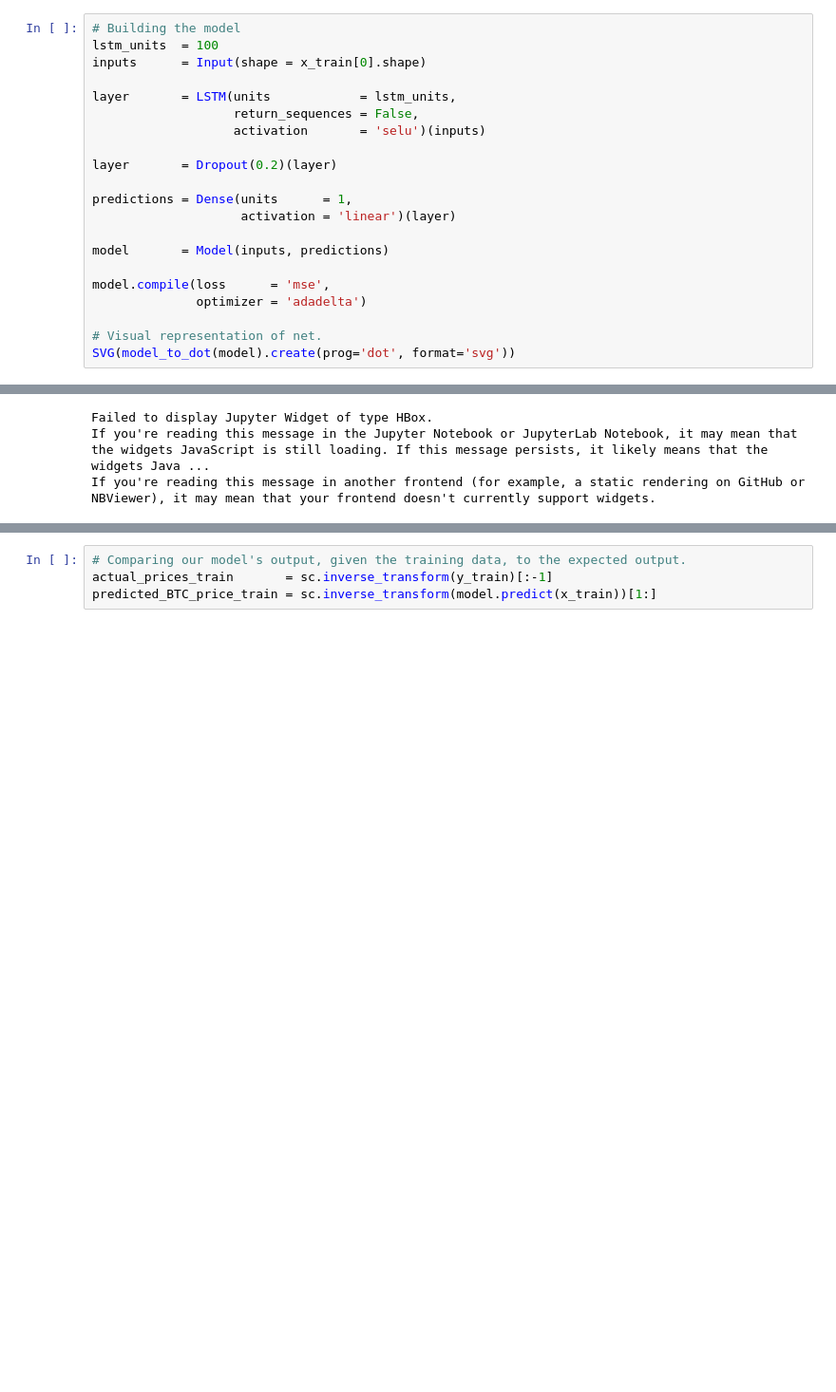
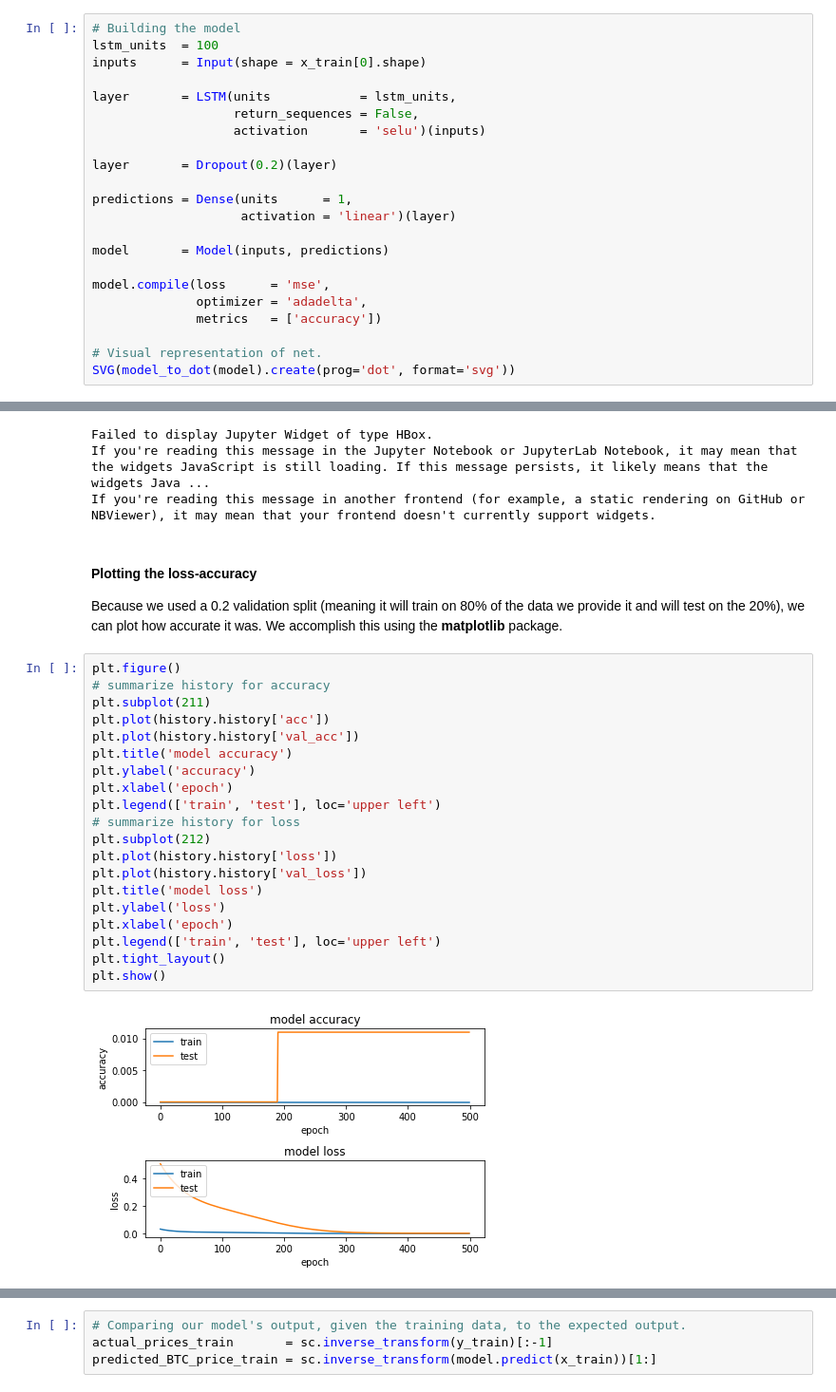
Before and after one commit to CSCI4850/S18-team2-project, a Jupyter notebook: demo/demo.ipynb, the cells around one changed output, grey strips where cells are left out. Shown at 95% size. Saved outputs shown, nothing was run; the diff lists cells and outputs as text; blank space fills up the shorter version.

Commit message:
Added the accuracy-loss graph

```diff
--- a/demo/demo.ipynb
+++ b/demo/demo.ipynb
@@ -160,7 +158,8 @@ predictions = Dense(units      = 1,
 model       = Model(inputs, predictions)
 
 model.compile(loss      = 'mse',
-              optimizer = 'adadelta')
+              optimizer = 'adadelta',
+              metrics   = ['accuracy'])
 
 # Visual representation of net.
 SVG(model_to_dot(model).create(prog='dot', format='svg'))
@@ -188,4 +187,29 @@ If you're reading this message in another frontend (for example, a static render
 Failed to display Jupyter Widget of type HBox.
 If you're reading this message in the Jupyter Notebook or JupyterLab Notebook, it may mean that the widgets JavaScript is still loading. If this message persists, it likely means that the widgets Java ...
 If you're reading this message in another frontend (for example, a static rendering on GitHub or NBViewer), it may mean that your frontend doesn't currently support widgets.
+# %% [markdown]
+#### Plotting the loss-accuracy
+Because we used a 0.2 validation split (meaning it will train on 80% of the data we provide it and will test on the 20%), we can plot how accurate it was. We accomplish this using the **matplotlib** package.
+# %%
+plt.figure()
+# summarize history for accuracy
+plt.subplot(211)
+plt.plot(history.history['acc'])
+plt.plot(history.history['val_acc'])
+plt.title('model accuracy')
+plt.ylabel('accuracy')
+plt.xlabel('epoch')
+plt.legend(['train', 'test'], loc='upper left')
+# summarize history for loss
+plt.subplot(212)
+plt.plot(history.history['loss'])
+plt.plot(history.history['val_loss'])
+plt.title('model loss')
+plt.ylabel('loss')
+plt.xlabel('epoch')
+plt.legend(['train', 'test'], loc='upper left')
+plt.tight_layout()
+plt.show()
+# %% [output]
+[figure, added]
 # %% [markdown]
```
Also changed, not shown: parts of 5 cells of this notebook.
